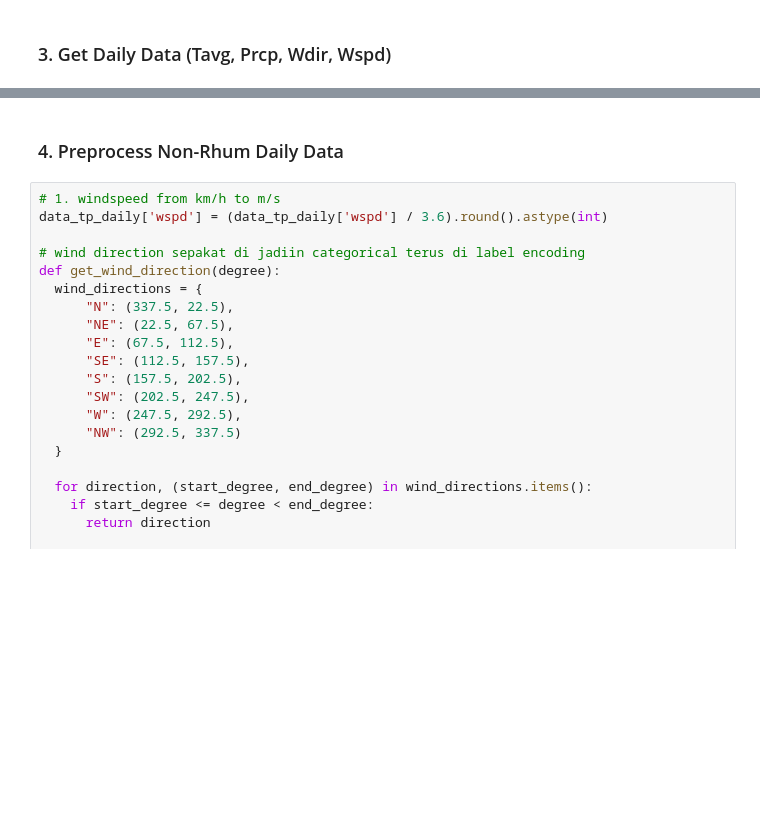
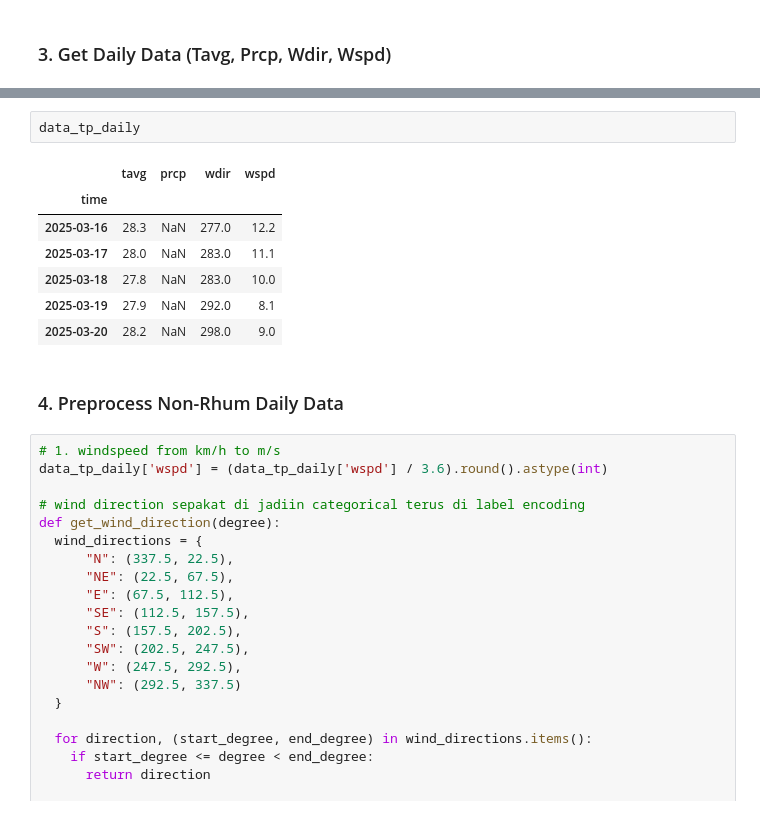
Before and after one commit to stevanusfebrian/PM2.5-Prediction, a Jupyter notebook: Code/Script/scheduler.ipynb, the cells around one changed output, grey strips where cells are left out. Cells and saved outputs as stored; diff of their text form; blank space fills up the shorter version.

```diff
--- a/Code/Script/scheduler.ipynb
+++ b/Code/Script/scheduler.ipynb
@@ -293,3 +327,13 @@ FutureWarning: Support for nested sequences for 'parse_dates' in pd.read_csv is
+# %%
+data_tp_daily
+# %% [output]
+|  | tavg | prcp | wdir | wspd |
+| time |  |  |  |  |
+| 2025-03-16 | 28.3 | NaN | 277.0 | 12.2 |
+| 2025-03-17 | 28.0 | NaN | 283.0 | 11.1 |
+| 2025-03-18 | 27.8 | NaN | 283.0 | 10.0 |
+| 2025-03-19 | 27.9 | NaN | 292.0 | 8.1 |
+| 2025-03-20 | 28.2 | NaN | 298.0 | 9.0 |
 # %% [markdown]
 ### 4. Preprocess Non-Rhum Daily Data
 # %%
```
Also changed, not shown: parts of 22 cells of this notebook, 10 other files.
